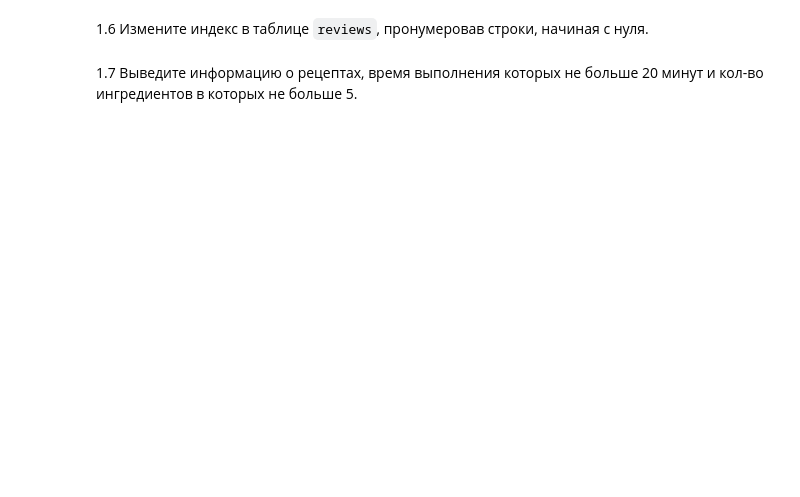
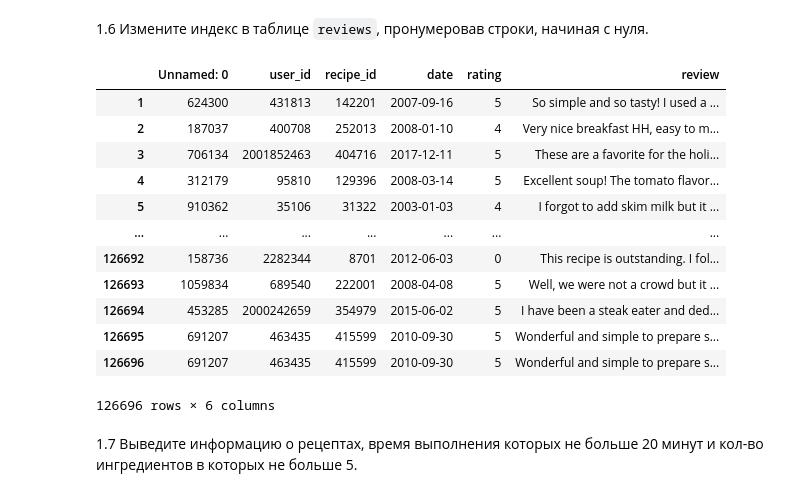
Before and after one commit to Cat-in-box/FA, a Jupyter notebook: 3 курс/ТОБД/Lab2/02_pandas.ipynb, the cells around one changed output. Drawn from its saved outputs; the diff is of its cells as text; code cells hidden in the pictures; blank space fills up the shorter version.

```diff
--- a/3 курс/ТОБД/Lab2/02_pandas.ipynb
+++ b/3 курс/ТОБД/Lab2/02_pandas.ipynb
@@ -196,4 +238,20 @@ dtype: object
 # %% [markdown]
 1.6 Измените индекс в таблице `reviews`, пронумеровав строки, начиная с нуля.
+# %%
+reviews.reindex(range(1, reviews.shape[0]+1), method="ffill")
+# %% [output]
+|  | Unnamed: 0 | user_id | recipe_id | date | rating | review |
+| 1 | 624300 | 431813 | 142201 | 2007-09-16 | 5 | So simple and so tasty! I used a ... |
+| 2 | 187037 | 400708 | 252013 | 2008-01-10 | 4 | Very nice breakfast HH, easy to m... |
+| 3 | 706134 | 2001852463 | 404716 | 2017-12-11 | 5 | These are a favorite for the holi... |
+| 4 | 312179 | 95810 | 129396 | 2008-03-14 | 5 | Excellent soup! The tomato flavor... |
+| 5 | 910362 | 35106 | 31322 | 2003-01-03 | 4 | I forgot to add skim milk but it ... |
+| ... | ... | ... | ... | ... | ... | ... |
+| 126692 | 158736 | 2282344 | 8701 | 2012-06-03 | 0 | This recipe is outstanding. I fol... |
+| 126693 | 1059834 | 689540 | 222001 | 2008-04-08 | 5 | Well, we were not a crowd but it ... |
+| 126694 | 453285 | 2000242659 | 354979 | 2015-06-02 | 5 | I have been a steak eater and ded... |
+| 126695 | 691207 | 463435 | 415599 | 2010-09-30 | 5 | Wonderful and simple to prepare s... |
+| 126696 | 691207 | 463435 | 415599 | 2010-09-30 | 5 | Wonderful and simple to prepare s... |
+126696 rows × 6 columns
 # %% [markdown]
 1.7 Выведите информацию о рецептах, время выполнения которых не больше 20 минут и кол-во ингредиентов в которых не больше 5.
```
Also changed, not shown: parts of 6 cells of this notebook.
